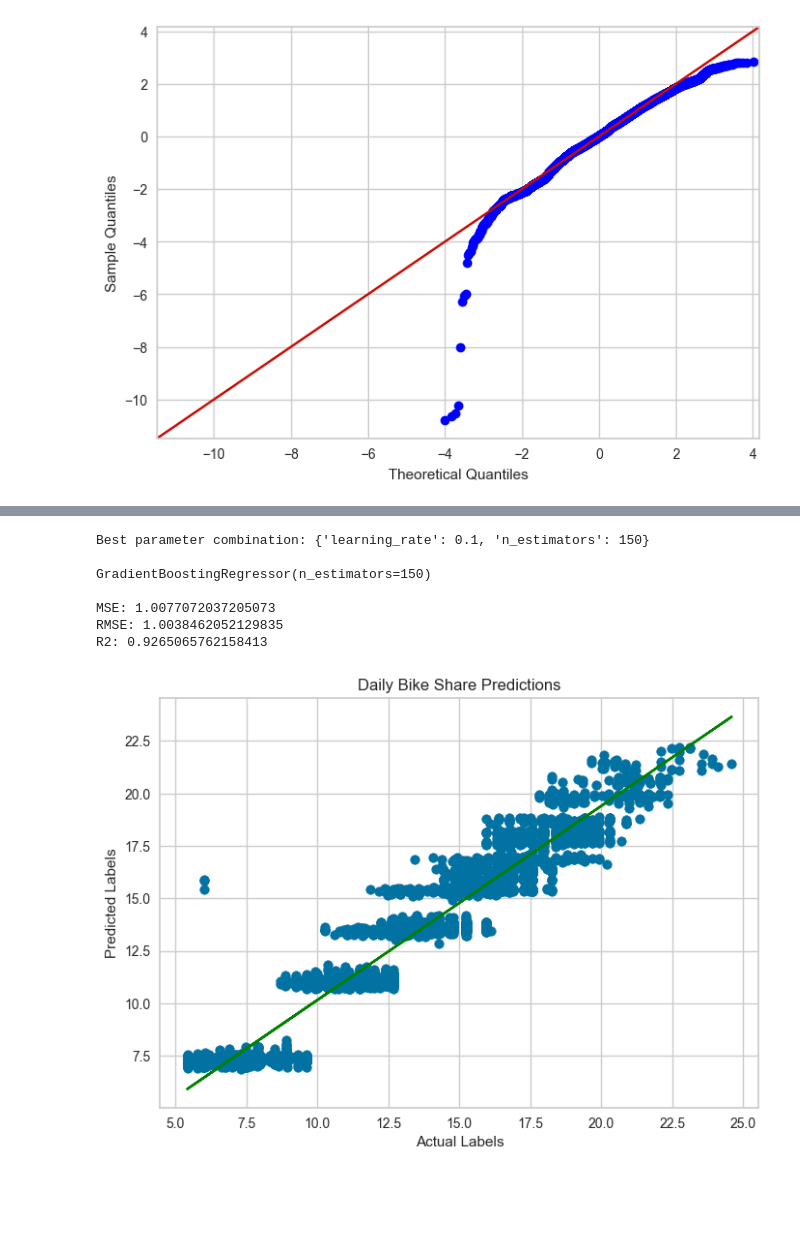
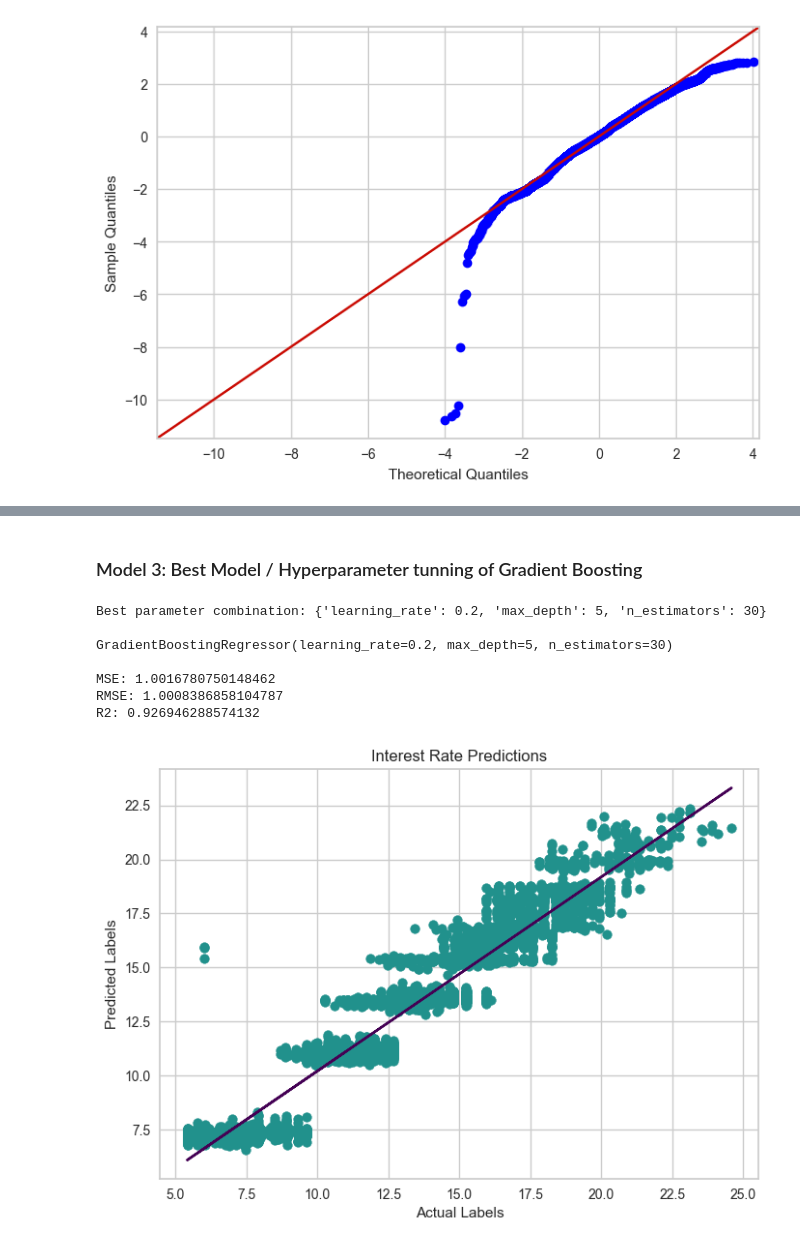
Before and after one commit to Duygubirol/SciKit-Stack-Lending-Club-Dataset, a Jupyter notebook: exercise_ 2_finalisation_ohe.ipynb, the cells around one changed output, grey strips where cells are left out. Drawn from its saved outputs; the diff is of its cells as text; code cells hidden in the pictures; blank space fills up the shorter version.

```diff
--- a/exercise_ 2_finalisation_ohe.ipynb
+++ b/exercise_ 2_finalisation_ohe.ipynb
@@ -395,12 +412,15 @@ R2: 0.9264564739005838
+# %% [markdown]
+### Model 3: Best Model / Hyperparameter tunning of Gradient Boosting
 # %%
-#Hyperparameter tunning with Gradient Boosting
+#Hyperparameter tunning with Gradient Boosting to find the best hyperparameters to optimize the r2_score
 # Use a Gradient Boosting algorithm
 alg = GradientBoostingRegressor()
 
 # Try these hyperparameter values
 params = {
- 'learning_rate': [0.1, 0.5, 1.0],
- 'n_estimators' : [50, 100, 150]
+ 'learning_rate': [0.1,0.2,0.4,0.5],
+ 'n_estimators' : [30, 60, 80, 100, 150, 200, 250],
+ "max_depth":[3,5,7,8]
  }
 
 # Find the best hyperparameter combination to optimize the R2 metric
@@ -414,30 +434,18 @@ model3=gridsearch3.best_estimator_
 print(model3, "\n")
 
 # Evaluate the model using the test data
-predictions = model3.predict(x_test)
-mse = mean_squared_error(y_test, predictions)
+predictions3 = model3.predict(x_test)
+mse = mean_squared_error(y_test, predictions3)
 print("MSE:", mse)
 rmse = np.sqrt(mse)
 print("RMSE:", rmse)
-r2 = r2_score(y_test, predictions)
+r2 = r2_score(y_test, predictions3)
 print("R2:", r2)
-
-# Plot predicted vs actual
-plt.scatter(y_test, predictions)
-plt.xlabel('Actual Labels')
-plt.ylabel('Predicted Labels')
-plt.title('Daily Bike Share Predictions')
-# overlay the regression line
-z = np.polyfit(y_test, predictions, 1)
-p = np.poly1d(z)
-plt.plot(y_test,p(y_test), color='green')
-plt.show()
 # %% [output]
-Best parameter combination: {'learning_rate': 0.1, 'n_estimators': 150}
+Best parameter combination: {'learning_rate': 0.2, 'max_depth': 5, 'n_estimators': 30}
 
-GradientBoostingRegressor(n_estimators=150)
+GradientBoostingRegressor(learning_rate=0.2, max_depth=5, n_estimators=30)
 
-MSE: 1.0077072037205073
-RMSE: 1.0038462052129835
-R2: 0.9265065762158413
+MSE: 1.0016780750148462
+RMSE: 1.0008386858104787
+R2: 0.926946288574132
-[figure, removed]
@@ -446,0 +452,14 @@ R2: 0.9265065762158413
+# %%
+#Prediction are very close to linear line which is the best model with best r^2. Mean square error is very low.
+# Plot predicted vs actual
+plt.scatter(y_test, predictions3, color="#21918c")
+plt.xlabel('Actual Labels')
+plt.ylabel('Predicted Labels')
+plt.title('Interest Rate Predictions')
+# overlay the regression line
+z = np.polyfit(y_test, predictions, 1)
+p = np.poly1d(z)
+plt.plot(y_test,p(y_test), color='#440154')
+plt.show()
+# %% [output]
+[figure, added]
```
Also changed, not shown: parts of 27 cells of this notebook, 1 other file.
